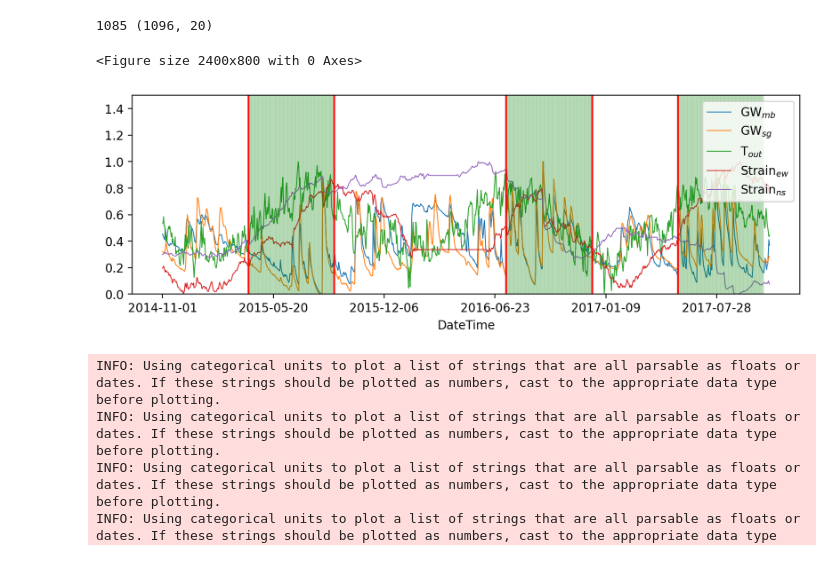
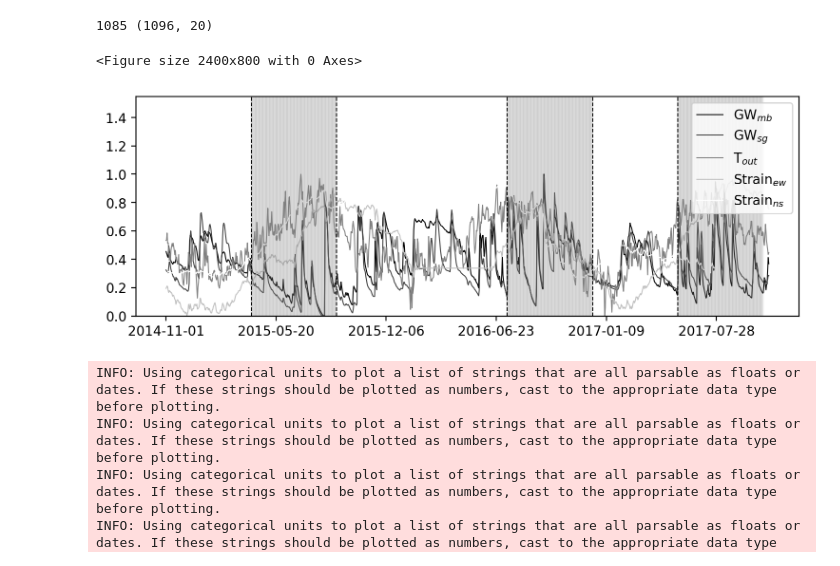
Before and after one commit to wasimahmadpk/RegimeIdentification, a Jupyter notebook: src/regimes_identification.ipynb, the cells around one changed output. Cells and saved outputs as stored; diff of their text form; code cells hidden in the pictures.

Commit message:
Regimes analysis updated

```diff
--- a/src/regimes_identification.ipynb
+++ b/src/regimes_identification.ipynb
@@ -230,6 +230,8 @@ datanew['Clusters'] = clusters_extended
 # for c in range(len(list(set(clusters)))):
 #         dfs.append(datanew.loc[datanew['Clusters'] == list(set(clusters))[c]])
 # %%
+# Plot regimes in synthetic data
+
 # toplot = [ 'rain','strain_ns_corrected', 'tides_ns', 'temperature_outside', 'pressure_outside', 'gw_west']
 toplot = ['gw_mb', 'gw_sg', 'temperature_outside', 'strain_ew_corrected', 'strain_ns_corrected']
 # toplot = ['gw_mb', 'gw_sg', 'gw_west', 'gw_south', 'strain_ns_corrected']
@@ -267,40 +269,41 @@ mark = ['-', '--', '.-.']
 
 # for i, v in enumerate(toplot):
 #         data.plot(use_index=True, figsize=(10, 3), linewidth=0.75)
 #         plt.plot(data[v], mark[i], color=col[i])
 #         plt.plot(t[start: start+winsize], data[toplot[i]].values[start: start + winsize], colors[i]+marker)
 #         plt.plot(t[start: start + winsize], data[toplot[i+1]].values[start: start + winsize], color)
 #         plt.plot(t[start: start + winsize], data[toplot[i+2]].values[start: start + winsize], color)
 
-data[toplot].plot(use_index=True, figsize=(10, 3), linewidth=0.75)
+data[toplot].plot(use_index=True, cmap='gray', figsize=(9, 3), linewidth=0.75)
 plt.legend(toplot)
 for c in range(len(cluster_idx)):
 
     val = cluster_idx[c]
     if clusters[c] == 0:
         for v in range(winsize):
-            plt.axvline(val+v, color="green", alpha=0.1)
+            plt.axvline(val+v, color="gray", alpha=0.1)
     if clusters[c] == 1:
         for v in range(winsize):
             plt.axvline(val+v, color="white", alpha=0.00)
     if clusters[c] == 2:
         for v in range(winsize):
-            plt.axvline(val+v, color="red", alpha=0.1)
+            plt.axvline(val+v, color="gray", alpha=0.15)
     if c not in [0, 3]:
-        plt.axvline(x=val, color='red')
+        plt.axvline(x=val, color='black', linestyle='--', linewidth=0.75)
 # plt.axvline(x=365, color='red')
 # plt.text(305, 1.10, 'Change Point', fontsize=9.0, fontweight='bold')
 # plt.axvline(x=730, color='red')
 # plt.text(670, 1.10, 'Change Point', fontsize=9.0, fontweight='bold')
-plt.ylim(0, 1.50)
+plt.ylim(0, 1.55)
 # plt.gcf().autofmt_xdate()
 # plt.legend(['$Z_{1}$', '$Z_{2}$', '$Z_{3}$'], loc='upper left', fontsize=6, prop=dict(weight='bold'))
 plt.legend(['GW$_{mb}$', 'GW$_{sg}$', 'T$_{out}$', 'Strain$_{ew}$', 'Strain$_{ns}$'], loc='upper right')
-plt.savefig("georegimes.pdf", bbox_inches='tight')
+plt.xlabel('')
+plt.savefig("../res/georegimes1.pdf", bbox_inches='tight')
 plt.show()
 # %% [output]
 <Figure size 2400x800 with 0 Axes>
-[figure, old version]
+[figure, new version]
 # %%
 # Plot regimes in synthetic data
 
```
Also changed, not shown: parts of 2 cells of this notebook.
